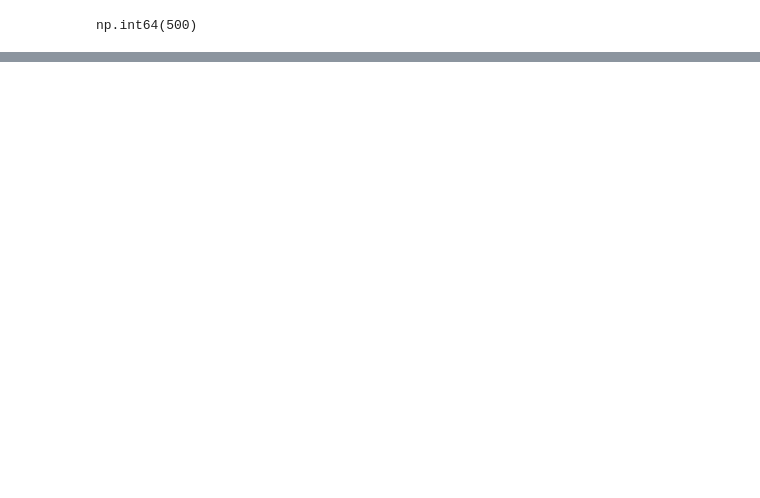
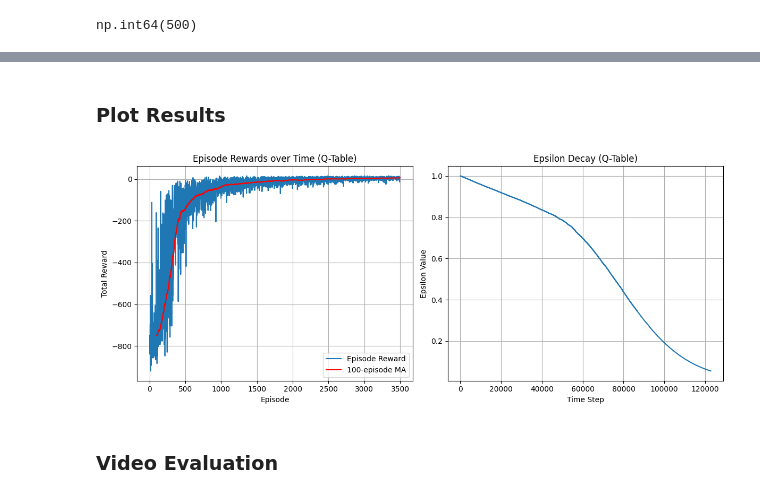
Before and after one commit to eschwarzbeckf/taxi, a Jupyter notebook: taxi.ipynb, the cells around one changed output, grey strips where cells are left out. Saved outputs shown, nothing was run; the diff lists cells and outputs as text; code cells hidden in the pictures; blank space fills up the shorter version.

```diff
--- a/taxi.ipynb
+++ b/taxi.ipynb
@@ -322,7 +323,7 @@ if not os.path.exists(video_folder):
 # Wrap the environment to record a video
 # The 'episode_trigger' will save a video for the specified episodes.
 # Here, we record the first 10 episodes of the evaluation run.
-video_env = gym.wrappers.RecordVideo(video_env, video_folder=video_folder, episode_trigger=lambda e: e < 10)
+video_env = gym.wrappers.RecordVideo(video_env, video_folder=video_folder,name_prefix='ddqn_wprio', episode_trigger=lambda e: e < 10)
 
 # Set the network to evaluation mode
 target_network.eval()
@@ -361,0 +366,13 @@ Finished evaluation. Videos saved in './video_directory' folder.
+# %%
+def select_action(q_table,state, start, end, decay, step):
+    """
+    Selects an action using an epsilon-greedy policy.
+    """
+    epsilon = end + (start - end) * np.exp(-step / decay)
+
+    if random.random() < epsilon:
+        # Exploration: choose a random action
+        return random.choice(range(q_table.shape[1]))
+    else:
+        # Exploitation: choose the best action
+        return np.argmax(q_table[state])
@@ -361,0 +430,28 @@ Finished evaluation. Videos saved in './video_directory' folder.
+# %% [markdown]
+### Plot Results
+# %%
+plt.figure(figsize=(12, 5))
+plt.subplot(1, 2, 1)
+plt.plot(all_episode_rewards_qtable, label='Episode Reward')
+# Calculate and plot a moving average
+moving_avg = np.convolve(all_episode_rewards_qtable, np.ones(100)/100, mode='valid')
+plt.plot(range(99, len(all_episode_rewards_qtable)), moving_avg, label='100-episode MA', color='red')
+plt.title('Episode Rewards over Time (Q-Table)')
+plt.xlabel('Episode')
+plt.ylabel('Total Reward')
+plt.legend()
+plt.grid(True)
+
+plt.subplot(1, 2, 2)
+plt.plot(epsilon_values_qtable)
+plt.title('Epsilon Decay (Q-Table)')
+plt.xlabel('Time Step')
+plt.ylabel('Epsilon Value')
+plt.grid(True)
+
+plt.tight_layout()
+plt.show()
+# %% [output]
+[figure, added]
+# %% [markdown]
+### Video Evaluation
```
Also changed, not shown: parts of 16 cells of this notebook.
